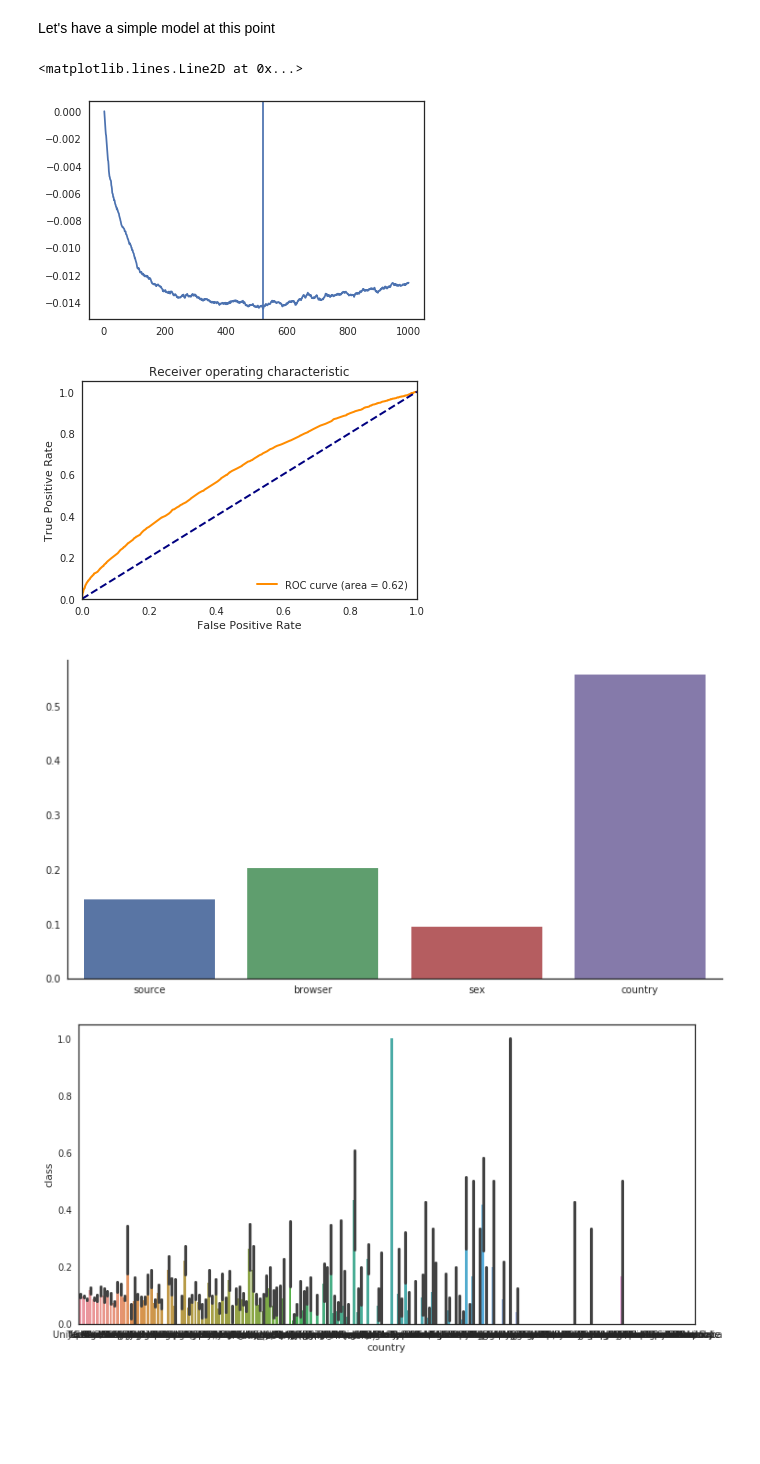
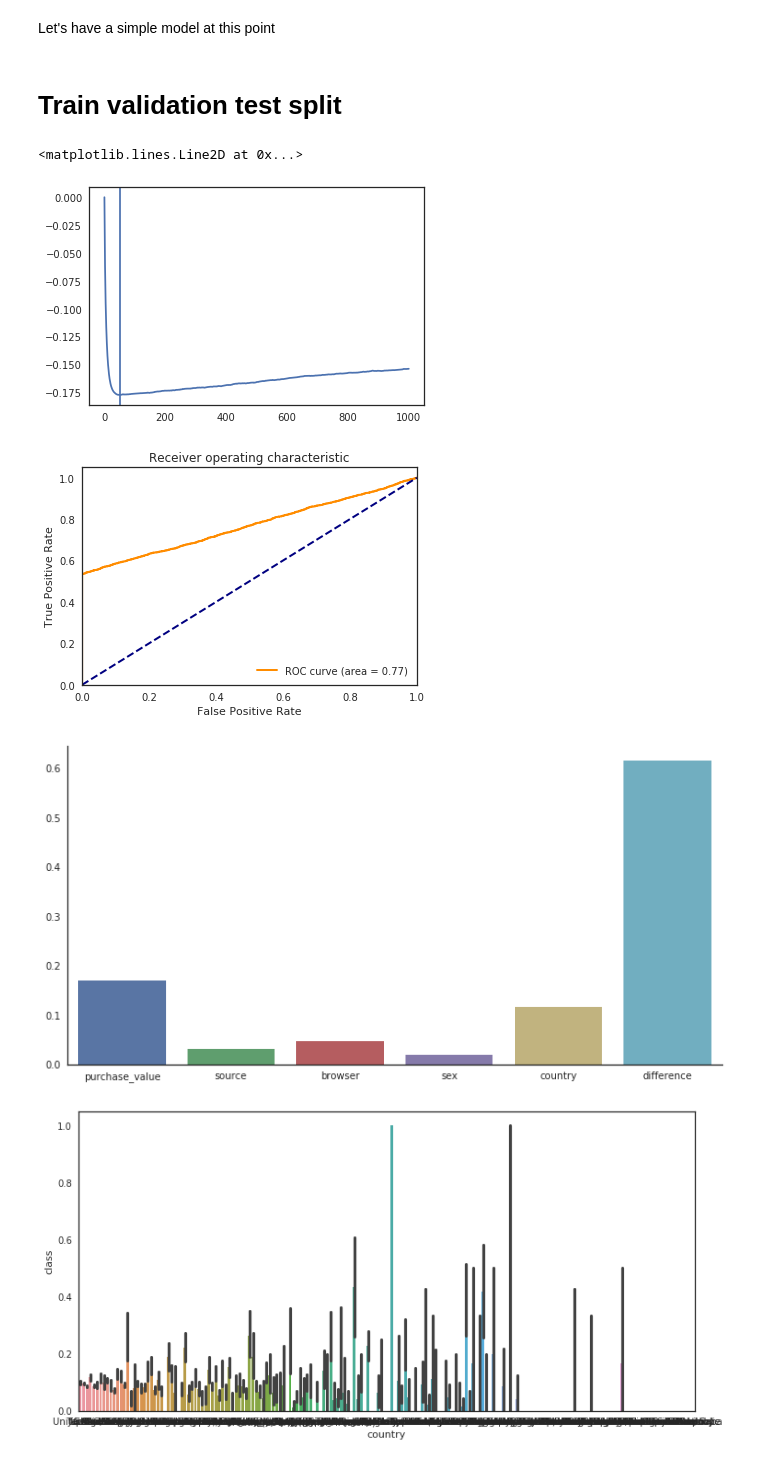
Before and after one commit to emindeniz/IdentifyFraduluent, a Jupyter notebook: Identify_frauduluent.ipynb, the cells around one changed output. Drawn from its saved outputs; the diff is of its cells as text; code cells hidden in the pictures; blank space fills up the shorter version.

```diff
--- a/Identify_frauduluent.ipynb
+++ b/Identify_frauduluent.ipynb
@@ -90,3 +90,9 @@ print(data.shape)
 # %% [output]
 0.0936457726719
 (151112, 12)
+# %%
+data['signup_time'] = pd.to_datetime(data['signup_time'])
+data['purchase_time'] = pd.to_datetime(data['purchase_time'])
+data['difference'] = data['purchase_time'] - data['signup_time']
+data['difference'] = data['difference'].astype('timedelta64[m]')
+data.head()
@@ -93,39 +106,44 @@ print(data.shape)
+# %%
+temp = data.merge(right = data[['user_id','device_id']].groupby('device_id').count().reset_index().rename(columns={'user_id':'usage_count'}),how='left',on='device_id')
+data['usage_count'] = temp['usage_count']
 # %% [markdown]
 Let's have a simple model at this point
+# %% [markdown]
+# Train validation test split
+# %%
+
+X = data.drop(['class','ip_address','signup_time','purchase_time','device_id','user_id','age'],axis=1)
+y = data['class']
+X_train, X_test, y_train, y_test = train_test_split(X,y,test_size=0.2)
+
+X_train, X_valid, y_train, y_valid = train_test_split(X_train,y_train,test_size=0.2)
 # %%
 from sklearn.ensemble import GradientBoostingClassifier
 from sklearn.model_selection import train_test_split
-
-X = data.drop(['class','ip_address','signup_time','purchase_time','device_id','user_id','age','purchase_value'],axis=1)
-y = data['class']
-X_train, X_test, y_train, y_test = train_test_split(X,y,test_size=0.2)
-
-X_train, X_valid, y_train, y_valid = train_test_split(X_train,y_train,test_size=0.2)
-
 
 
 params = {'n_estimators': 1000, 'max_depth': 5, 'subsample': 0.5,
           'learning_rate': 0.1, 'min_samples_leaf': 10, 'random_state': 3}
 n_estimators = params['n_estimators']
 x = np.arange(n_estimators) + 1
 
 clf = GradientBoostingClassifier(**params)
 clf.fit(X_train,y_train)
 
 def heldout_score(clf, X_test, y_test):
     score = np.zeros((n_estimators,), dtype=np.float64)
     for i, y_pred in enumerate(clf.staged_decision_function(X_test)):
         score[i] = clf.loss_(y_test, y_pred)
     return score
 
 test_score = heldout_score(clf, X_valid, y_valid)
 test_score -= test_score[0]
 test_best_iter = x[np.argmin(test_score)]
 plt.plot(x, test_score, label='Test loss')
 plt.axvline(x=test_best_iter)
 # %% [output]
 <matplotlib.lines.Line2D at 0x...>
-[figure, old version]
+[figure, new version]
 # %%
 from sklearn.metrics import roc_curve, auc
 
@@ -147,7 +165,7 @@ plt.legend(loc="lower right",frameon=False)
 
 plt.show()
 # %% [output]
-[figure, old version]
+[figure, new version]
 # %%
 plt.figure(figsize=(12,6))
 sns.set(style='white')
@@ -156,7 +174,7 @@ ax.spines['top'].set_color('none')
 ax.spines['right'].set_color('none')
 ax.grid(False)
 # %% [output]
-[figure, old version]
+[figure, new version]
 # %%
 plt.figure(figsize=(12,6))
 sns.set(style='white')
```
Also changed, not shown: parts of 18 cells of this notebook.
